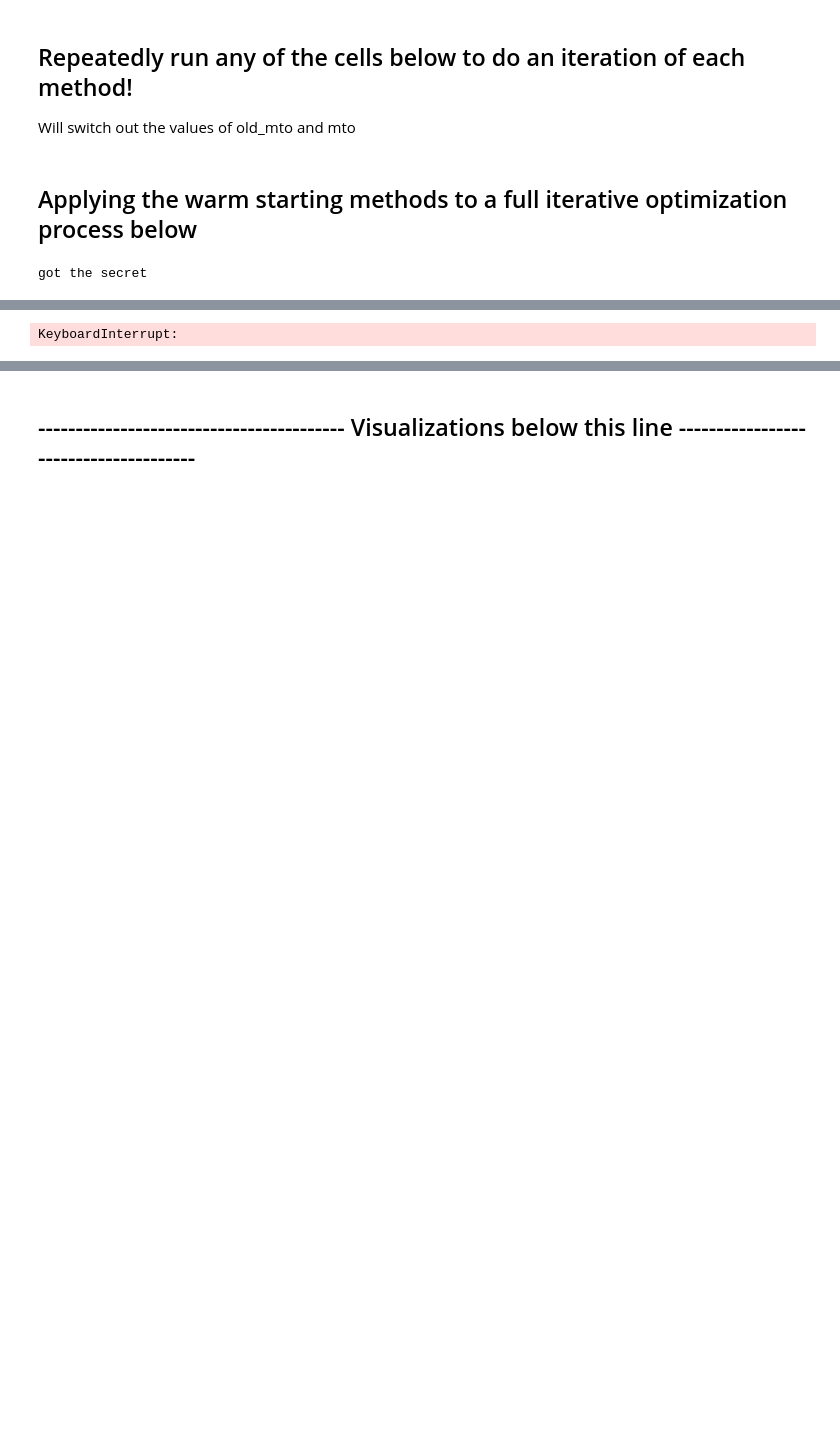
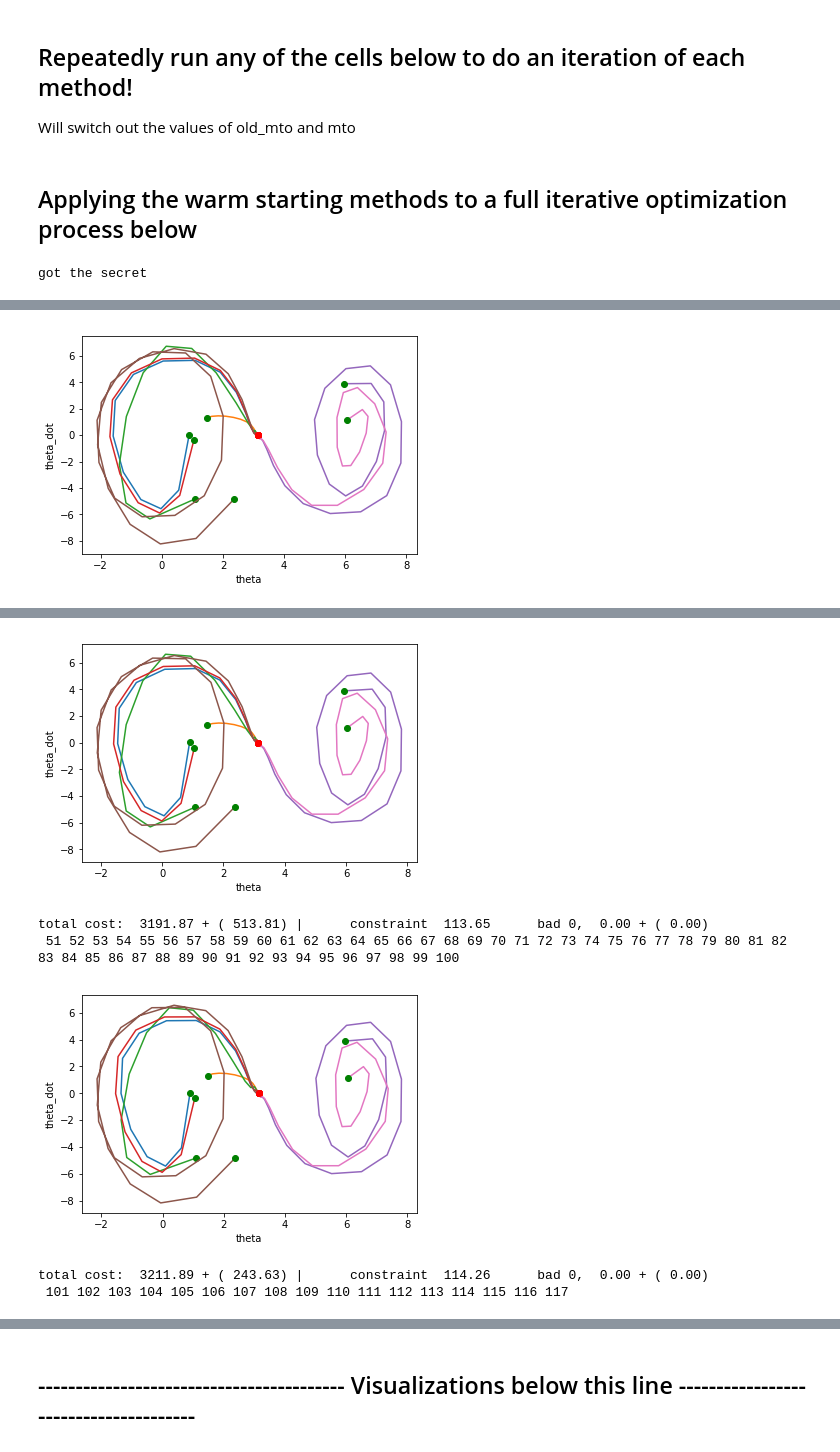
Before and after one commit to robert-verkuil/drake-pytorch, a Jupyter notebook: python/Scaling Tests - 01-11-2019 (More Minibatching).ipynb, the cells around one changed output, grey strips where cells are left out. Cells and saved outputs as stored; diff of their text form; code cells hidden in the pictures; blank space fills up the shorter version.

```diff
--- a/python/Scaling Tests - 01-11-2019 (More Minibatching).ipynb
+++ b/python/Scaling Tests - 01-11-2019 (More Minibatching).ipynb
@@ -205,13 +221,21 @@ test_outer("nope", secret="open sesame")
 got the secret
 # %%
 ##### RUSS'S MINIBATCH METHOD
+%matplotlib inline
 from torch.nn.init import * # Here's where I can specify which Torch NN inits I want...
+from traj.vi_utils import (
+    save_policy,
+    load_policy,
+    plot_and_print_statistics,
+    vis_vi_policy,
+    vis_nn_policy_like_vi_policy
+)
 
 new_mto = None
 seed = 1776; np.random.seed(seed); torch.manual_seed(seed)
 
 use_dropout = True
-nn_init     = kaiming_uniform # Will this even do anything with warm starting?
+nn_init     = kaiming_uniform_ # Will this even do anything with warm starting?
 nn_noise    = 1e-2
 class FCBIG(nn.Module):
     def __init__(self, n_inputs=4, h_sz=32, nn_init=None, nn_noise=0., use_dropout=False):
@@ -226,8 +250,12 @@ class FCBIG(nn.Module):
             self.dropout = nn.Dropout(0.5)
 
         if nn_init is not None:
-            nn_init(self.fc1)
-            nn_init(self.fc2)
+#             for param in self.parameters():
+#                 nn_init(param)
+            nn_init(self.fc1.weight)
+#             nn_init(self.fc1.bias)
+            nn_init(self.fc2.weight)
+#             nn_init(self.fc2.bias)
 
     def forward(self, x):
         x = F.relu(self.fc1(x))
@@ -237,19 +265,51 @@ class FCBIG(nn.Module):
         x += self.nn_noise # Will this work in Torch?
         return x
 
+# Move to vi_utils?
+def eval_vi_policy(x, vi_policy):
+    mesh = vi_policy.get_mesh()
+    ovs  = vi_policy.get_output_values()
+    return mesh.Eval(ovs, x)
+def eval_nn_policy(x, net):
+    return net.forward(torch.tensor(x)).data.numpy()
+
 # Minibatch optimization...
 total_iterations = 10
+# method = method0
+method = method4
+vi_policy, _ = load_policy("good", "pendulum")
 while total_iterations > 0:
     total_iterations -= 1
-    ic_list = initial_conditions_random(16, (-math.pi/2, math.pi/2), (-5/2, 5/2)) # Minibatching happening here!
-    print(ic_list)
-    old_mto, new_mto = method0(new_mto,
-                               ic_list,
-                               kNetConstructor=lambda: FCBIG(),
-                               use_constraint=False,
-                               cost_factor=.1,
-                               vis_cb_every_nth=10,
-                               cost_cb_every_nth=10,
-                               seed=None,
-                               snopt_overrides=[('Time limit (secs)',  12.0)])
+    num_trajectories = 7
+    ic_list = initial_conditions_random(num_trajectories, (0, 2*math.pi), (-5, 5))
+    old_mto, new_mto = method(new_mto,
+                              ic_list,
+                              num_trajectories=num_trajectories,
+                              expmt = "pendulum",
+                              kNetConstructor=lambda: FCBIG(n_inputs=2, nn_init=nn_init),
+                              use_constraint=False,
+                              cost_factor=25.,
+                              vis_cb_every_nth=50,
+                              cost_cb_every_nth=50,
+                              seed=None,
+                              snopt_overrides=[('Time limit (secs)',  600.0)])
+    # Print learned policy vs vi_policy here (only possible for state dim == 2)
+    net = new_mto.create_net()
+    net.eval()
+    if new_mto.expmt == "pendulum":
+        vis_vi_policy(vi_policy)
+        vis_nn_policy_like_vi_policy(net, vi_policy)
+
+    # Print Divergence metrics between the two policies
+    results = []
+    if new_mto.expmt == "pendulum":
+        test_coords = initial_conditions_random(num_trajectories, (0, 2*math.pi), (-5/2, 5/2))
+    elif new_mto.expmt == "cartpole":
+        test_coords = initial_conditions_random_all_dims(num_trajectories, ((-3., 3.), (0., 2*math.pi), (-1., 1.), (-1., 1.)) )
+    test_coords = ic_list
+    for coord in test_coords:
+        pair = (eval_vi_policy(coord, vi_policy), eval_nn_policy(coord, net))
+        results.append(pair)
+    diffs = [result[1] - result[0] for result in results]
+    plot_and_print_statistics(diffs, "nn - vi policy deviations", bins=100, xlim=None)
 # %% [output]
@@ -260,0 +330 @@ Overrode Time limit (secs) = 12.0
+[figure, added]
@@ -278 +333,6 @@ Overrode Time limit (secs) = 12.0
+[figure, added]
-KeyboardInterrupt:
+total cost:  3191.87 + ( 513.81) |      constraint  113.65      bad 0,  0.00 + ( 0.00)
+ 51 52 53 54 55 56 57 58 59 60 61 62 63 64 65 66 67 68 69 70 71 72 73 74 75 76 77 78 79 80 81 82 83 84 85 86 87 88 89 90 91 92 93 94 95 96 97 98 99 100
+[figure, added]
+total cost:  3211.89 + ( 243.63) |      constraint  114.26      bad 0,  0.00 + ( 0.00)
+ 101 102 103 104 105 106 107 108 109 110 111 112 113 114 115 116 117
```
Also changed, not shown: parts of 3 cells of this notebook, 6 other files.
